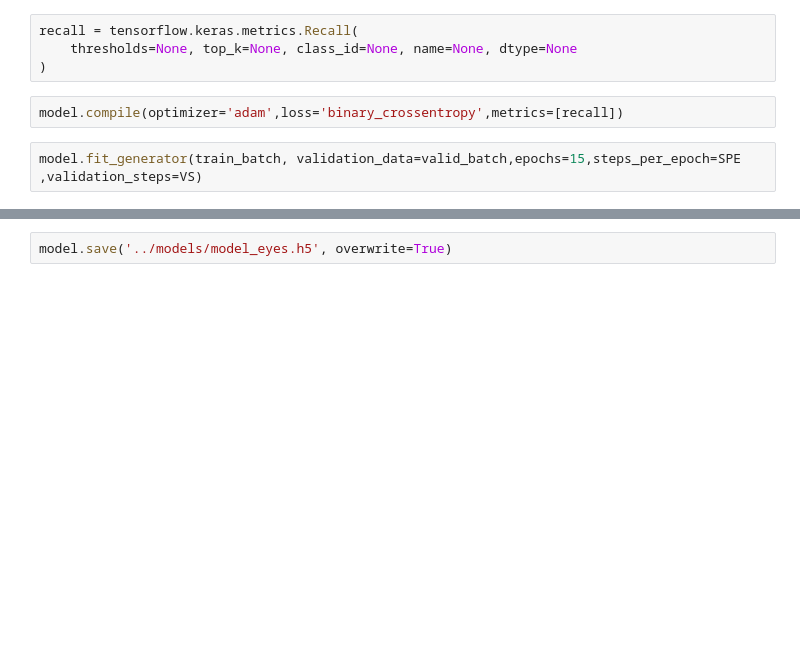
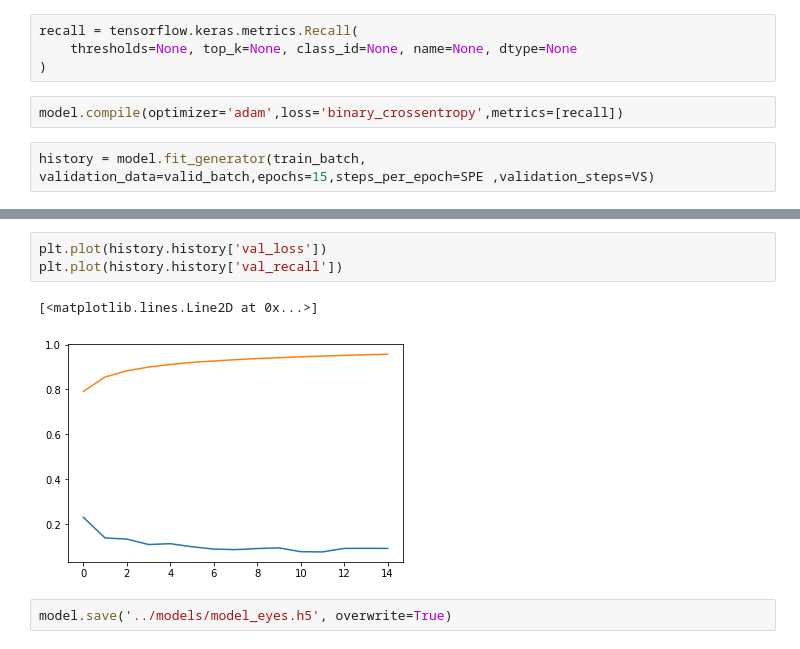
Before and after one commit to Pr4t3/DriverDrowsinessDetector, a Jupyter notebook: notebooks/alexanderdust_eyes_model_testing.ipynb, the cells around one changed output, grey strips where cells are left out. Drawn from its saved outputs; the diff is of its cells as text; blank space fills up the shorter version.

Commit message:
Succesful eyes model tuning

```diff
--- a/notebooks/alexanderdust_eyes_model_testing.ipynb
+++ b/notebooks/alexanderdust_eyes_model_testing.ipynb
@@ -84,5 +84,5 @@ recall = tensorflow.keras.metrics.Recall(
 # %%
 model.compile(optimizer='adam',loss='binary_crossentropy',metrics=[recall])
 # %%
-model.fit_generator(train_batch, validation_data=valid_batch,epochs=15,steps_per_epoch=SPE ,validation_steps=VS)
+history = model.fit_generator(train_batch, validation_data=valid_batch,epochs=15,steps_per_epoch=SPE ,validation_steps=VS)
 # %% [output]
@@ -108,3 +117,9 @@ Epoch 15/15
+# %%
+plt.plot(history.history['val_loss'])
+plt.plot(history.history['val_recall'])
+# %% [output]
+[<matplotlib.lines.Line2D at 0x...>]
+[figure, added]
 # %%
 model.save('../models/model_eyes.h5', overwrite=True)
 # %%
```
Also changed, not shown: parts of 2 cells of this notebook, 3 other files.
